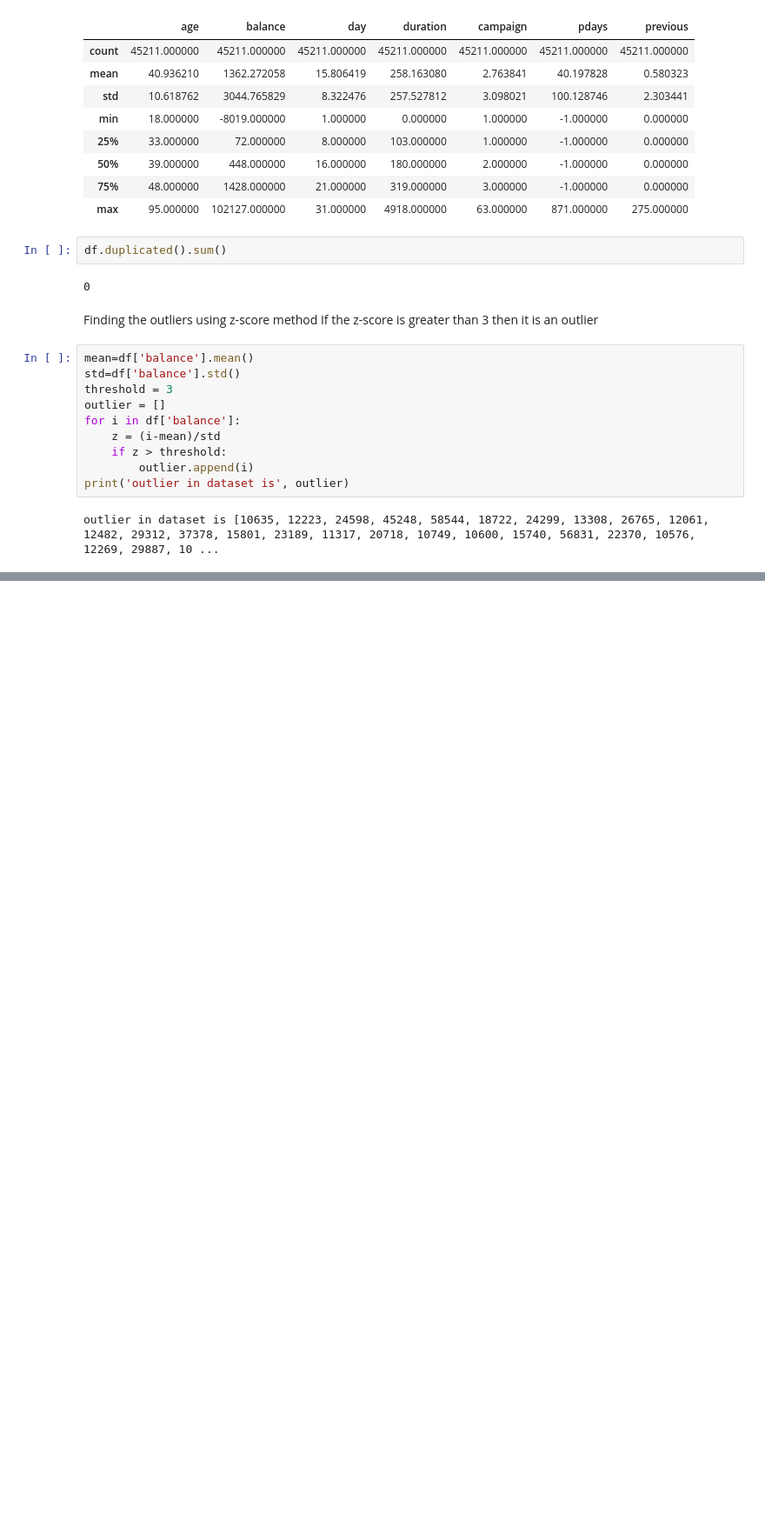
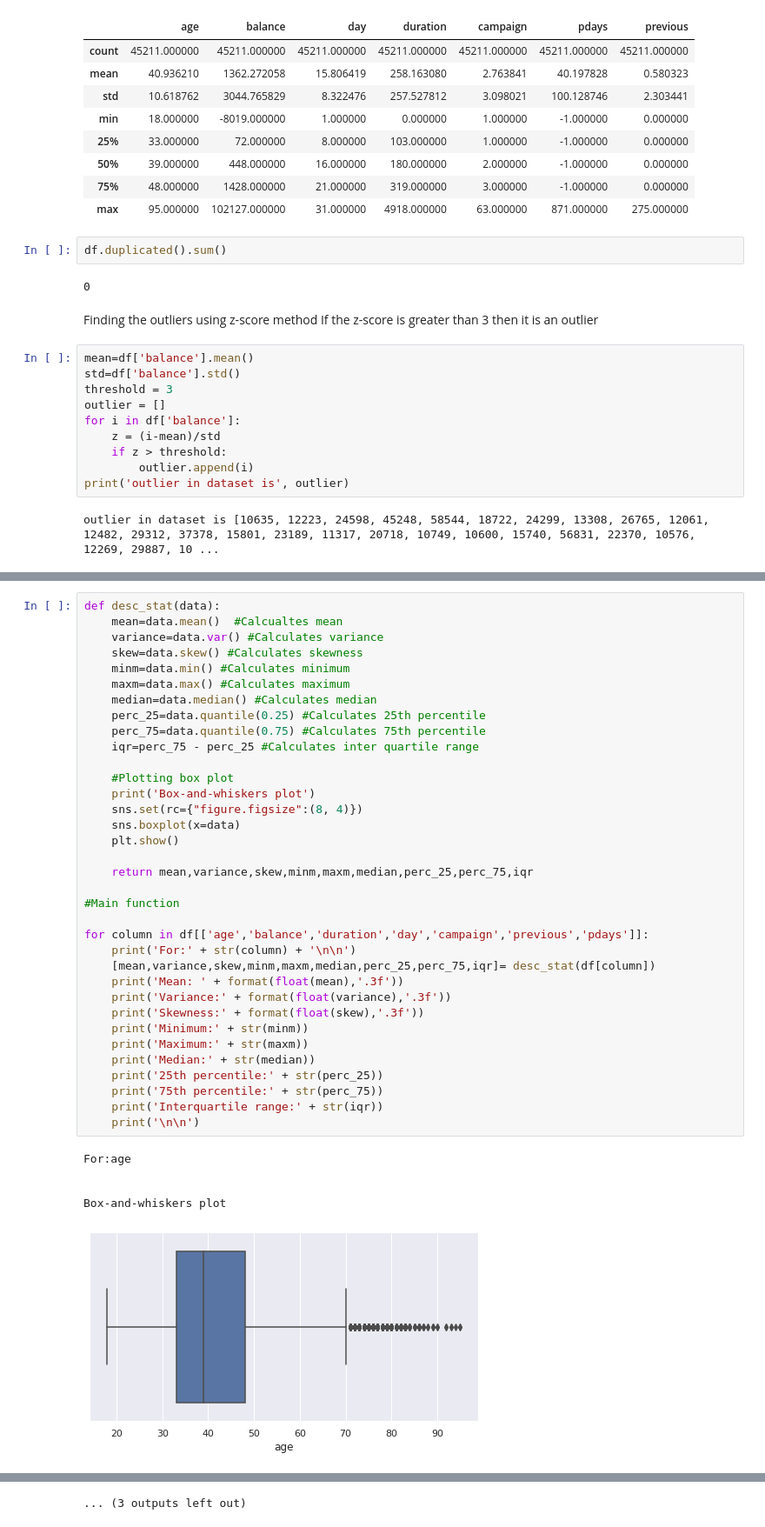
Before and after one commit to Geethika6966/wids-bank-campaign-, a Jupyter notebook: Untitled1.ipynb, the cells around one changed output, grey strips where cells are left out. Shown: that part at 87% size. Saved outputs shown, nothing was run; the diff lists cells and outputs as text; blank space fills up the shorter version.

```diff
--- a/Untitled1.ipynb
+++ b/Untitled1.ipynb
@@ -105,0 +130,41 @@ outlier in dataset is [10635, 12223, 24598, 45248, 58544, 18722, 24299, 13308, 2
+# %%
+def desc_stat(data):
+    mean=data.mean()  #Calcualtes mean
+    variance=data.var() #Calculates variance
+    skew=data.skew() #Calculates skewness
+    minm=data.min() #Calculates minimum
+    maxm=data.max() #Calculates maximum
+    median=data.median() #Calculates median
+    perc_25=data.quantile(0.25) #Calculates 25th percentile
+    perc_75=data.quantile(0.75) #Calculates 75th percentile
+    iqr=perc_75 - perc_25 #Calculates inter quartile range
+
+    #Plotting box plot
+    print('Box-and-whiskers plot')
+    sns.set(rc={"figure.figsize":(8, 4)})
+    sns.boxplot(x=data)
+    plt.show()
+
+    return mean,variance,skew,minm,maxm,median,perc_25,perc_75,iqr
+
+#Main function
+
+for column in df[['age','balance','duration','day','campaign','previous','pdays']]:
+    print('For:' + str(column) + '\n\n')
+    [mean,variance,skew,minm,maxm,median,perc_25,perc_75,iqr]= desc_stat(df[column])
+    print('Mean: ' + format(float(mean),'.3f'))
+    print('Variance:' + format(float(variance),'.3f'))
+    print('Skewness:' + format(float(skew),'.3f'))
+    print('Minimum:' + str(minm))
+    print('Maximum:' + str(maxm))
+    print('Median:' + str(median))
+    print('25th percentile:' + str(perc_25))
+    print('75th percentile:' + str(perc_75))
+    print('Interquartile range:' + str(iqr))
+    print('\n\n')
+# %% [output]
+For:age
+
+
+Box-and-whiskers plot
+[figure, added]
@@ -105,0 +256 @@ outlier in dataset is [10635, 12223, 24598, 45248, 58544, 18722, 24299, 13308, 2
+... (3 outputs left out)
```
Also changed, not shown: parts of 6 cells of this notebook.
